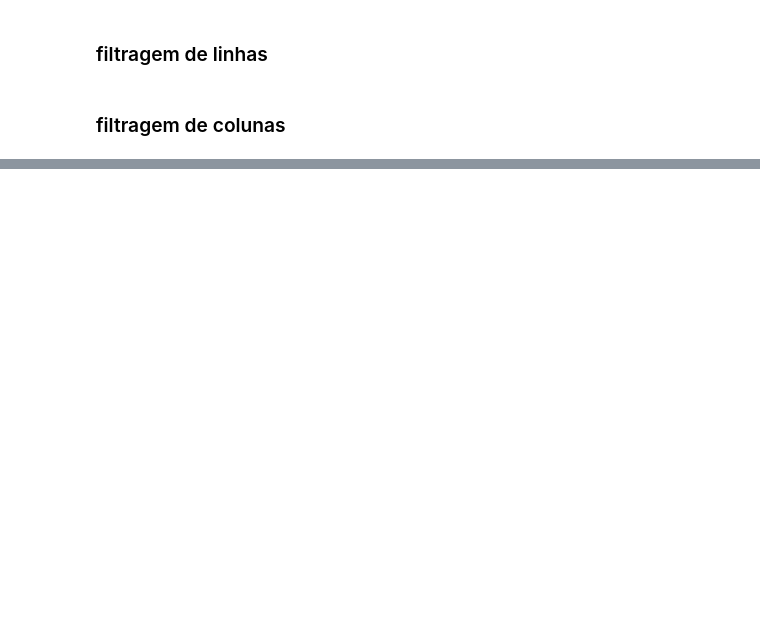
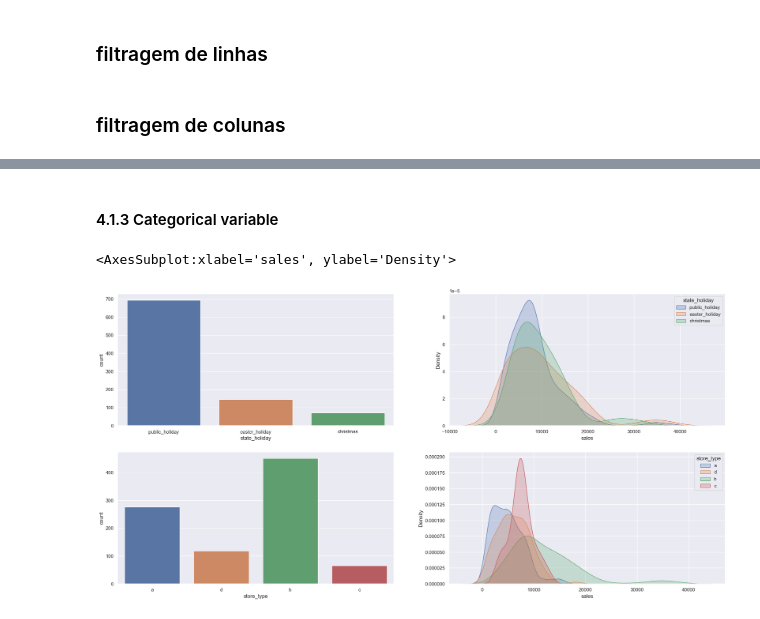
Before and after one commit to segovia-cmp/rosmann_project, a Jupyter notebook: notebooks/store_salar_prediction.ipynb, the cells around one changed output, grey strips where cells are left out. Cells and saved outputs as stored; diff of their text form; code cells hidden in the pictures; blank space fills up the shorter version.

```diff
--- a/notebooks/store_salar_prediction.ipynb
+++ b/notebooks/store_salar_prediction.ipynb
@@ -341,0 +318,32 @@ Index(['store', 'day_of_week', 'date', 'sales', 'promo', 'state_holiday',
+# %% [markdown]
+#### 4.1.3 Categorical variable
+# %%
+# # regular_day
+
+
+plt.subplot(2,2,1)
+a = df4[df4['state_holiday'] != 'regular_day']
+sns.countplot(x=a['state_holiday'])
+
+plt.subplot(2,2,2)
+
+sns.kdeplot(df4[df4['state_holiday'] == 'public_holiday']['sales'], label='public_holiday', fill=True)
+sns.kdeplot(df4[df4['state_holiday'] == 'easter_holiday']['sales'], label='easter_holiday', fill=True)
+sns.kdeplot(x = df4[df4['state_holiday'] == 'christmas']['sales'], fill=True, hue=a['state_holiday'])
+
+plt.subplot(2,2,3)
+sns.countplot(x=a['store_type'])
+
+plt.subplot(2,2,4)
+
+sns.kdeplot(x = df4[df4['store_type'] == 'a']['sales'], fill=True, hue=a['store_type'])
+sns.kdeplot(x = df4[df4['store_type'] == 'b']['sales'], fill=True, hue=a['store_type'])
+sns.kdeplot(x = df4[df4['store_type'] == 'c']['sales'], fill=True, hue=a['store_type'])
+sns.kdeplot(x = df4[df4['store_type'] == 'd']['sales'], fill=True, hue=a['store_type'])
+
+# public_holiday
+# easter_holiday
+# christmas
+# %% [output]
+<AxesSubplot:xlabel='sales', ylabel='Density'>
+[figure, added]
```
Also changed, not shown: parts of 18 cells of this notebook.
